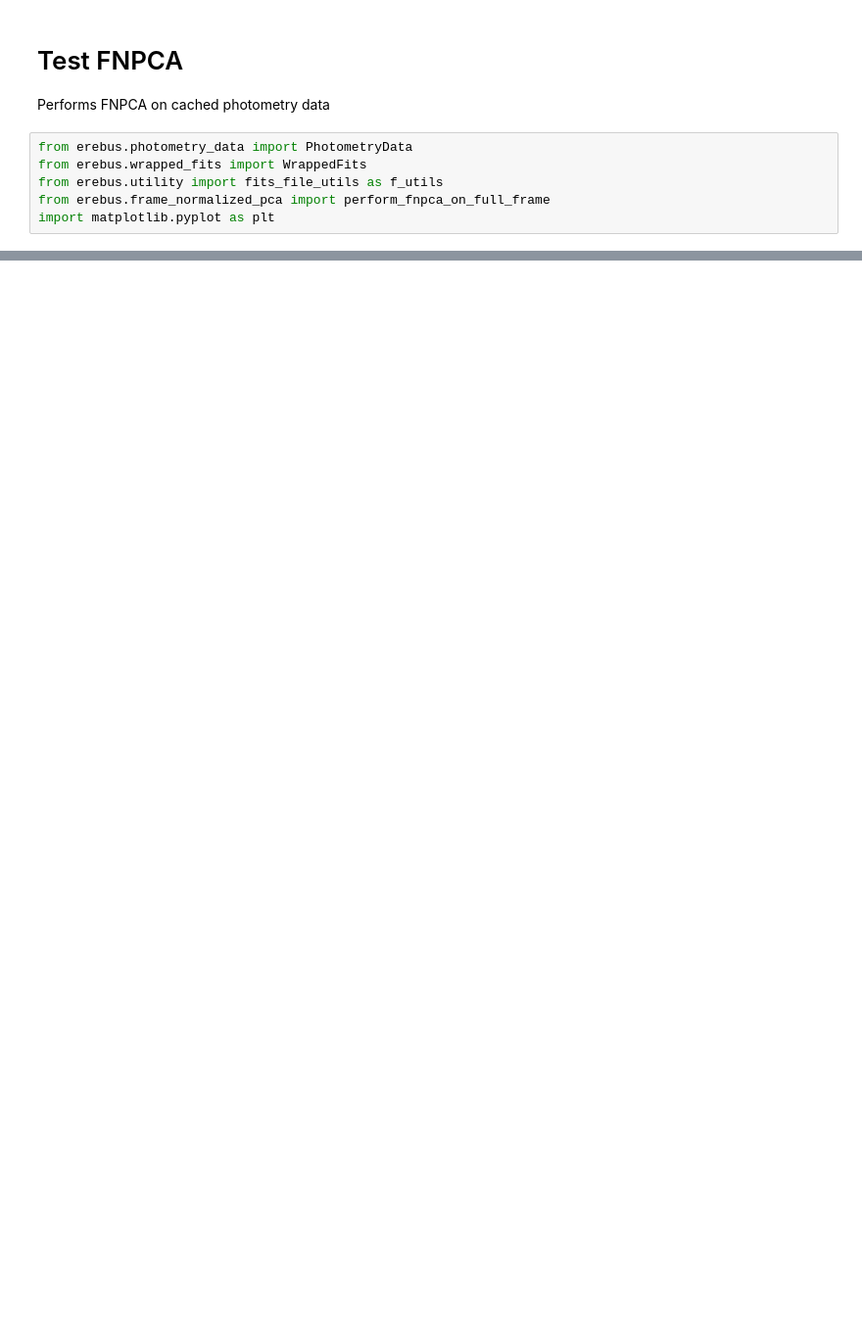
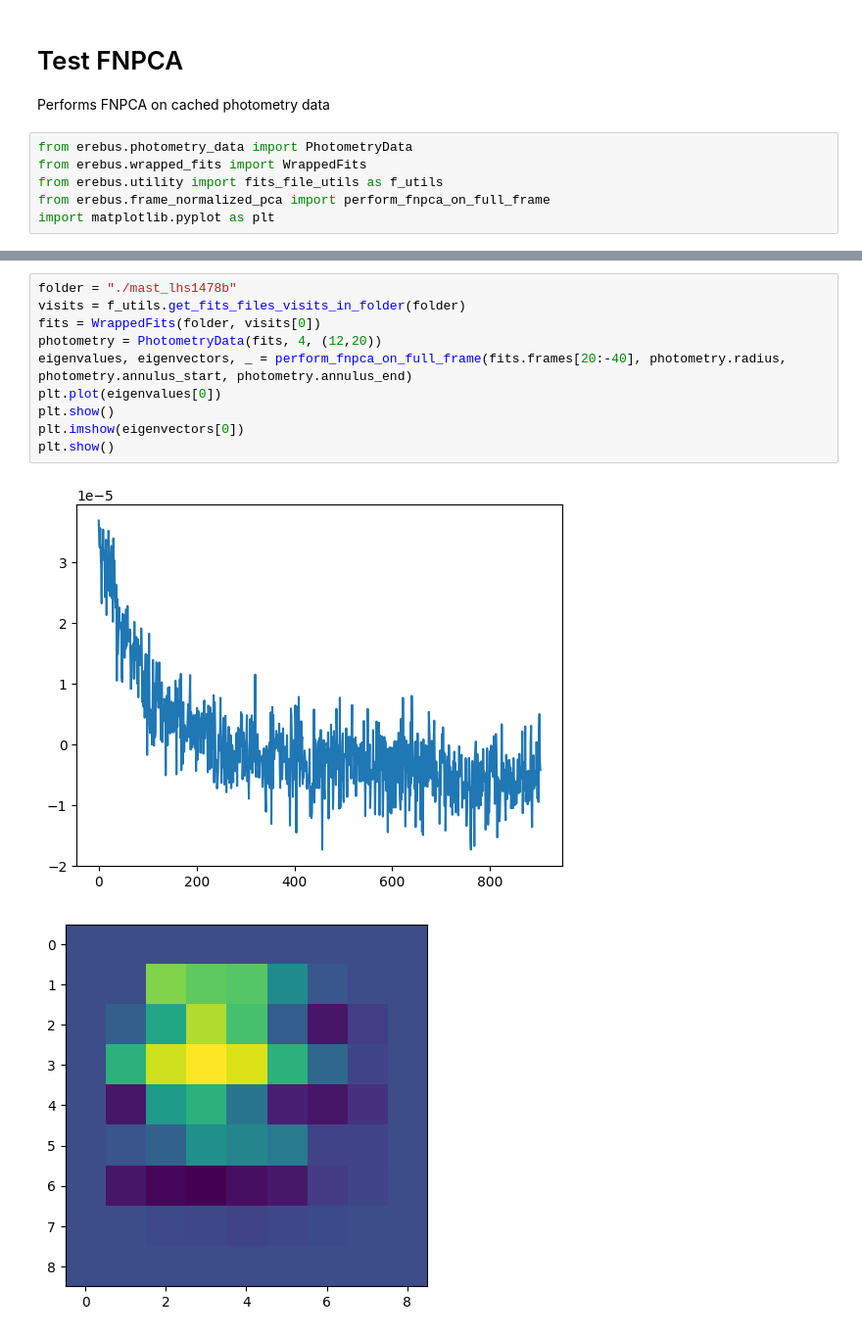
Before and after one commit to nicholasconnors/erebus, a Jupyter notebook: manual_tests/test_fnpca.ipynb, the cells around one changed output, grey strips where cells are left out. Shown at 98% size. Drawn from its saved outputs; the diff is of its cells as text; blank space fills up the shorter version.

```diff
--- a/manual_tests/test_fnpca.ipynb
+++ b/manual_tests/test_fnpca.ipynb
@@ -25,0 +37,13 @@ plt.show()
+# %%
+folder = "./mast_lhs1478b"
+visits = f_utils.get_fits_files_visits_in_folder(folder)
+fits = WrappedFits(folder, visits[0])
+photometry = PhotometryData(fits, 4, (12,20))
+eigenvalues, eigenvectors, _ = perform_fnpca_on_full_frame(fits.frames[20:-40], photometry.radius, photometry.annulus_start, photometry.annulus_end)
+plt.plot(eigenvalues[0])
+plt.show()
+plt.imshow(eigenvectors[0])
+plt.show()
+# %% [output]
+[figure, added]
+[figure, added]
```
Also changed, not shown: parts of 3 cells of this notebook, 7 other files.
